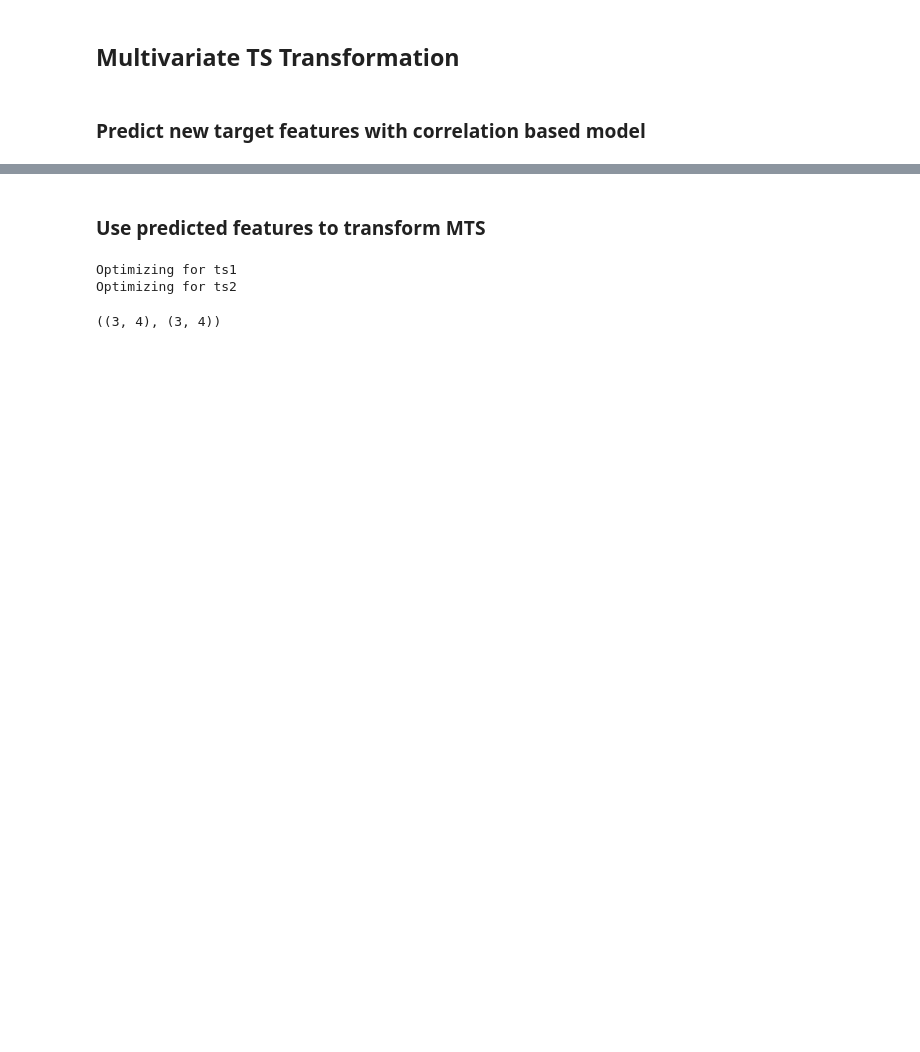
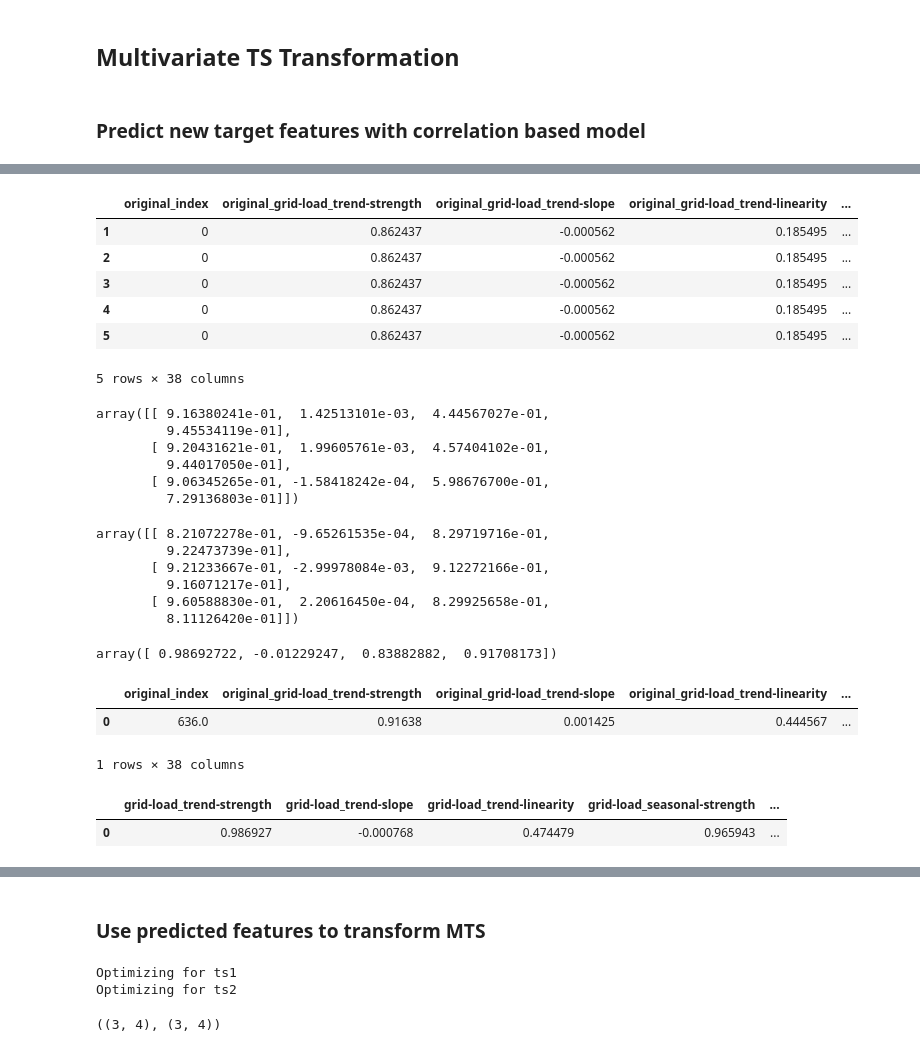
Before and after one commit to Mesterne/BEAST, a Jupyter notebook: notebooks/corr_based_mts_transformations.ipynb, the cells around one changed output, grey strips where cells are left out. Cells and saved outputs as stored; diff of their text form; code cells hidden in the pictures; blank space fills up the shorter version.

```diff
--- a/notebooks/corr_based_mts_transformations.ipynb
+++ b/notebooks/corr_based_mts_transformations.ipynb
@@ -153,0 +212,74 @@ from utils.features import (
+# %%
+from src.data_transformations.generation_of_supervised_pairs import generate_supervised_dataset_from_original_and_target_dist
+
+train_supervised_dataset = generate_supervised_dataset_from_original_and_target_dist(feature_df, feature_df)
+# %%
+train_supervised_dataset.head()
+# %% [output]
+|  | original_index | original_grid-load_trend-strength | original_grid-load_trend-slope | original_grid-load_trend-linearity | ... |
+| 1 | 0 | 0.862437 | -0.000562 | 0.185495 | ... |
+| 2 | 0 | 0.862437 | -0.000562 | 0.185495 | ... |
+| 3 | 0 | 0.862437 | -0.000562 | 0.185495 | ... |
+| 4 | 0 | 0.862437 | -0.000562 | 0.185495 | ... |
+| 5 | 0 | 0.862437 | -0.000562 | 0.185495 | ... |
+5 rows × 38 columns
+# %%
+start_features
+# %% [output]
+array([[ 9.16380241e-01,  1.42513101e-03,  4.44567027e-01,
+         9.45534119e-01],
+       [ 9.20431621e-01,  1.99605761e-03,  4.57404102e-01,
+         9.44017050e-01],
+       [ 9.06345265e-01, -1.58418242e-04,  5.98676700e-01,
+         7.29136803e-01]])
+# %%
+target_features
+# %% [output]
+array([[ 8.21072278e-01, -9.65261535e-04,  8.29719716e-01,
+         9.22473739e-01],
+       [ 9.21233667e-01, -2.99978084e-03,  9.12272166e-01,
+         9.16071217e-01],
+       [ 9.60588830e-01,  2.20616450e-04,  8.29925658e-01,
+         8.11126420e-01]])
+# %%
+init_new_ts_features = np.array(
+    [
+        trend_strength(init_new_trend, init_transformed_decomps.resid),
+        trend_slope(init_new_trend),
+        trend_linearity(init_new_trend),
+        seasonal_strength(init_new_seasonal, init_transformed_decomps.resid),
+    ]
+)
+init_new_ts_features
+# %% [output]
+array([ 0.98692722, -0.01229247,  0.83882882,  0.91708173])
+# %%
+pred_columns = list(train_supervised_dataset.columns)
+
+delta_features = init_new_ts_features - np.array(start_features[0])
+
+# NOTE: Hard coded row for now
+
+pred_row_list = [
+        start_ts_index,
+        *start_features[0],
+        *start_features[1],
+        *start_features[2],
+        target_ts_index,
+        *target_features[0],
+        *target_features[1],
+        *target_features[2],
+        *delta_features,
+        *[0]*4,
+        *[0]*4,
+    ]
+
+pred_row = np.array(pred_row_list)
+
+pred_row_df = pd.DataFrame([pred_row], columns=pred_columns)
+
+pred_row_df
+# %% [output]
+|  | original_index | original_grid-load_trend-strength | original_grid-load_trend-slope | original_grid-load_trend-linearity | ... |
+| 0 | 636.0 | 0.91638 | 0.001425 | 0.444567 | ... |
+1 rows × 38 columns
@@ -153,0 +291,6 @@ from utils.features import (
+# %%
+predicted_features = correlation_model.infer(pred_row_df)
+predicted_features
+# %% [output]
+|  | grid-load_trend-strength | grid-load_trend-slope | grid-load_trend-linearity | grid-load_seasonal-strength | ... |
+| 0 | 0.986927 | -0.000768 | 0.474479 | 0.965943 | ... |
```
Also changed, not shown: parts of 19 cells of this notebook.
